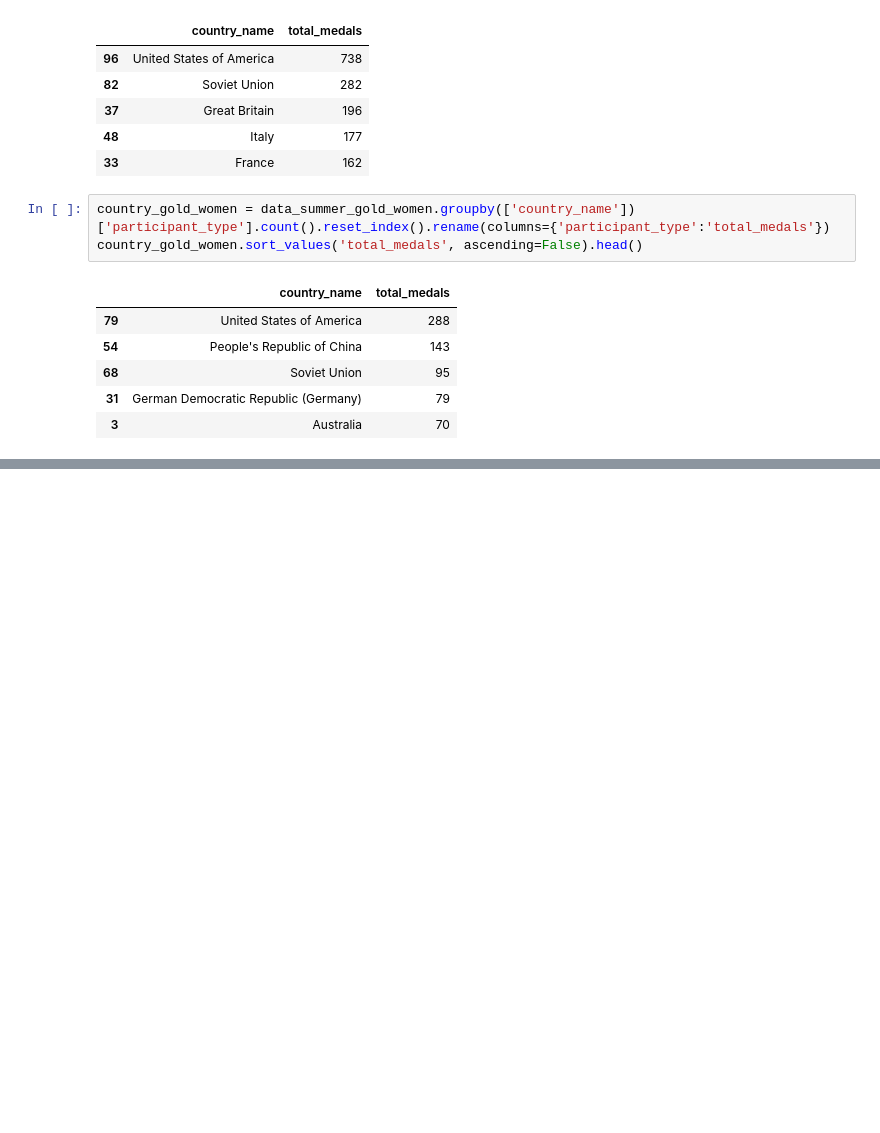
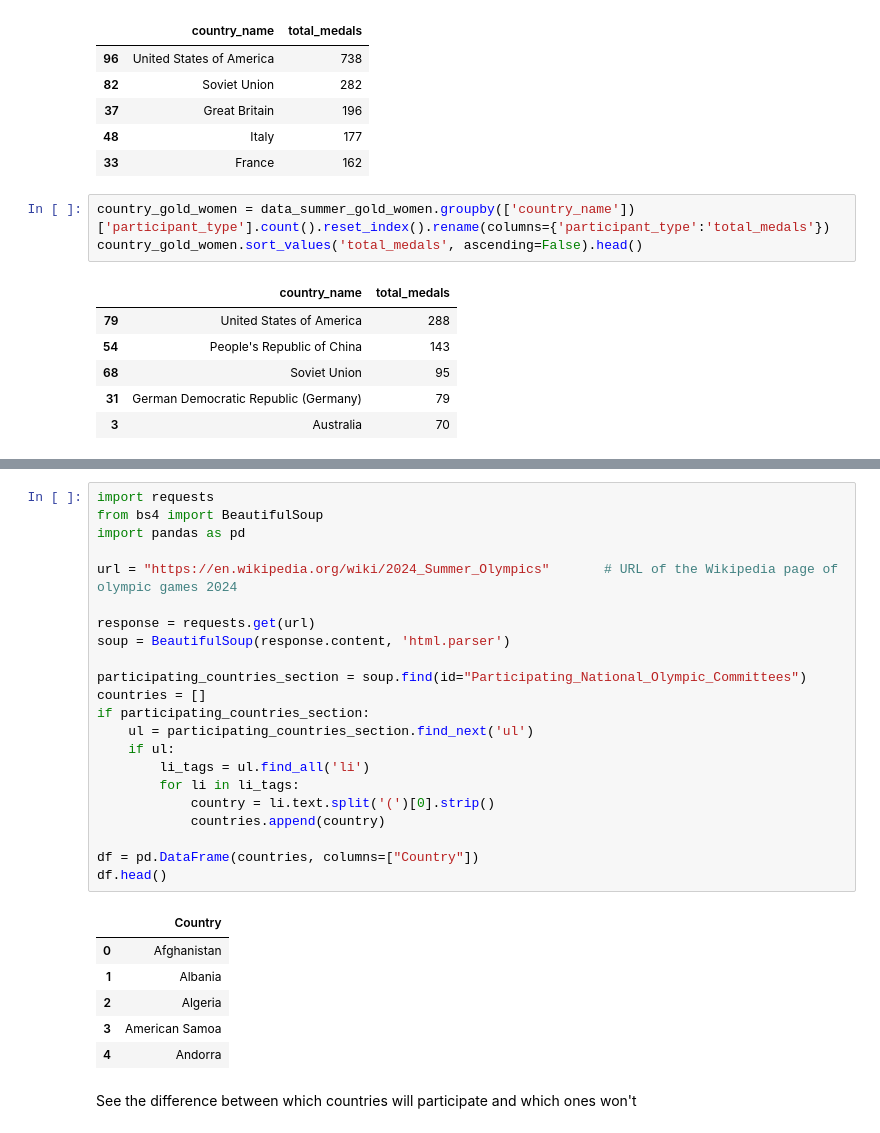
Before and after one commit to nomadflamingo/2021-olympics-data-analysis, a Jupyter notebook: src/eda.ipynb, the cells around one changed output, grey strips where cells are left out. Drawn from its saved outputs; the diff is of its cells as text; blank space fills up the shorter version.

```diff
--- a/src/eda.ipynb
+++ b/src/eda.ipynb
@@ -159,0 +169,31 @@ country_gold_total.sort_values('total_medals', ascending=False).head()
+# %%
+import requests
+from bs4 import BeautifulSoup
+import pandas as pd
+
+url = "https://en.wikipedia.org/wiki/2024_Summer_Olympics"       # URL of the Wikipedia page of olympic games 2024
+
+response = requests.get(url)
+soup = BeautifulSoup(response.content, 'html.parser')
+
+participating_countries_section = soup.find(id="Participating_National_Olympic_Committees")
+countries = []
+if participating_countries_section:
+    ul = participating_countries_section.find_next('ul')
+    if ul:
+        li_tags = ul.find_all('li')
+        for li in li_tags:
+            country = li.text.split('(')[0].strip()
+            countries.append(country)
+
+df = pd.DataFrame(countries, columns=["Country"])
+df.head()
+# %% [output]
+|  | Country |
+| 0 | Afghanistan |
+| 1 | Albania |
+| 2 | Algeria |
+| 3 | American Samoa |
+| 4 | Andorra |
+# %% [markdown]
+See the difference between which countries will participate and which ones won't
```
Also changed, not shown: parts of 9 cells of this notebook.
